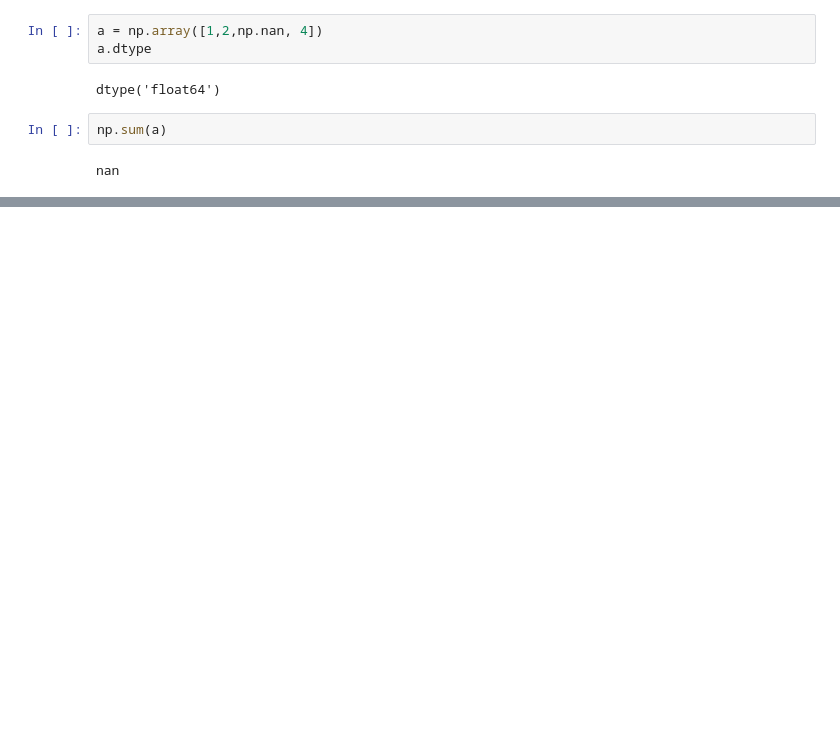
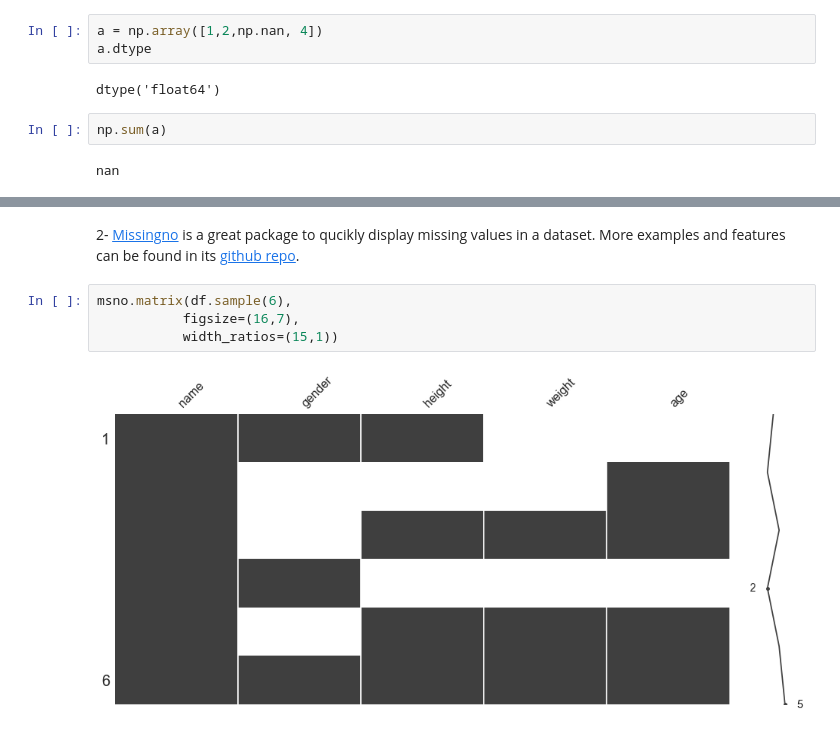
Before and after one commit to numanyilmaz/MissingData, a Jupyter notebook: missingData.ipynb, the cells around one changed output, grey strips where cells are left out. Saved outputs shown, nothing was run; the diff lists cells and outputs as text; blank space fills up the shorter version.

```diff
--- a/missingData.ipynb
+++ b/missingData.ipynb
@@ -81,0 +118,10 @@ How to detect NULL values in Pandas?
+# %% [markdown]
+2- [Missingno][1] is a great package to qucikly display missing values in a dataset. More examples and features can be found in its [github repo][1].
+
+[1]:https://github.com/ResidentMario/missingno
+# %%
+msno.matrix(df.sample(6),
+           figsize=(16,7),
+           width_ratios=(15,1))
+# %% [output]
+[figure, added]
```
Also changed, not shown: parts of 43 cells of this notebook.
